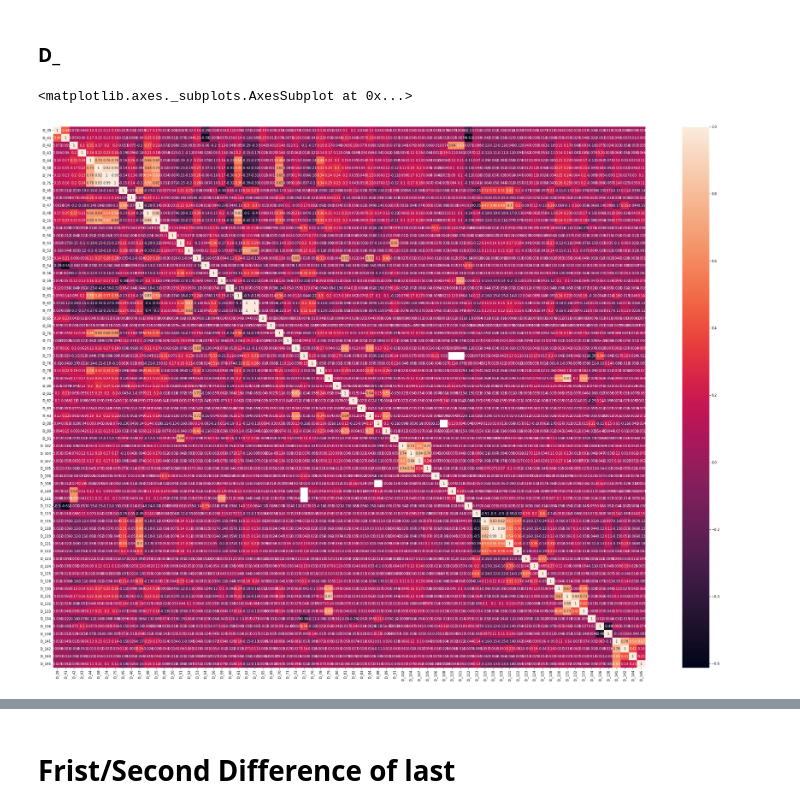
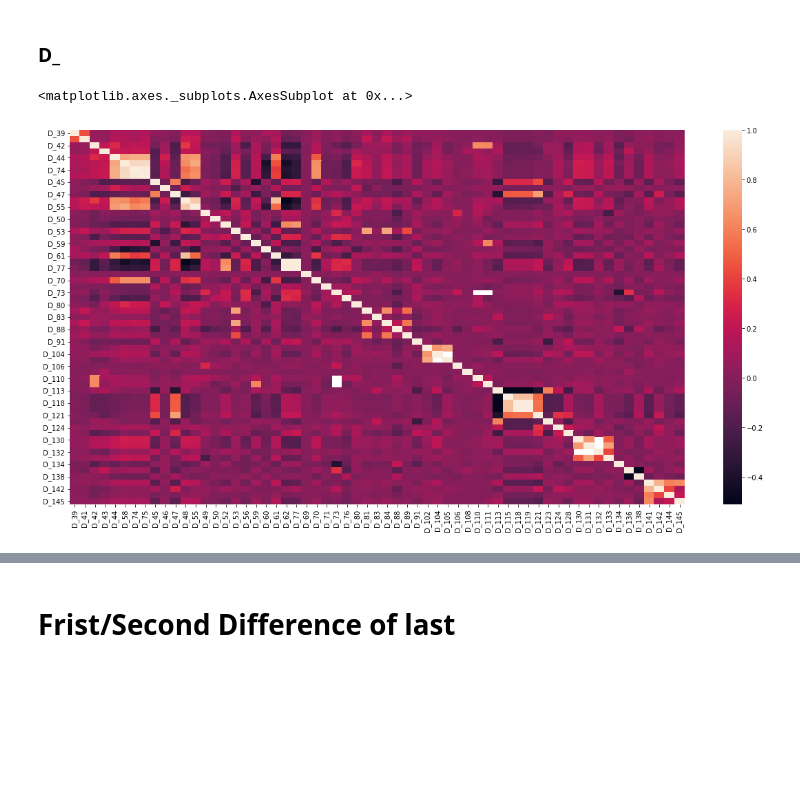
Before and after one commit to gzguevara/amex_kaggle, a Jupyter notebook: FeatureEngineering.ipynb, the cells around one changed output, grey strips where cells are left out. Cells and saved outputs as stored; diff of their text form; code cells hidden in the pictures; blank space fills up the shorter version.

```diff
--- a/FeatureEngineering.ipynb
+++ b/FeatureEngineering.ipynb
@@ -837,19 +956,0 @@ for i in range(len(clusters)):
-# %%
-for i in range(len(clusters)):
-
-  for j in clusters[i:]:
-
-    if 0.7 < np.abs(corr_num.loc[corr_num.columns[i], j]) < 0.8:
-
-      col1 = clusters[i]
-      col2 = j
-
-      print(col1, col2)
-
-      train[f'{col1}_m_{col2}'] = train[col1] - train[col2]
-      train[f'{col1}_p_{col2}'] = train[col1] + train[col2]
-      train[f'{col1}_t_{col2}'] = train[col1] * train[col2]
-      train[f'{col1}_d_{col2}'] = train[col1] / train[col2]
-
-      aggs_new = train[['customer_ID', f'{col1}_m_{col2}', f'{col1}_p_{col2}', f'{col1}_t_{col2}', f'{col1}_d_{col2}']].groupby('customer_ID').agg(['last', 'first', 'mean', 'std', 'min', 'max'])
-      aggs = pd.concat([aggs, aggs_new], axis=1)
@@ -895,5 +956,0 @@ plt.legend(['B_2', 'B_18'])
-# %%
-train['B_3_m_B_19'] = train['B_3'] - train['B_19']
-train['B_3_p_B_19'] = train['B_3'] + train['B_19']
-train['B_3_t_B_19'] = train['B_3'] * train['B_19']
-train['B_3_d_B_19'] = train['B_3'] / train['B_19']
@@ -902,9 +956,0 @@ aggs = train[['customer_ID', 'B_3_m_B_19', 'B_3_p_B_19', 'B_3_t_B_19', 'B_3_d_B_
-# %%
-train['B_1_m_B_11'] = train['B_1'] - train['B_11']
-train['B_1_p_B_11'] = train['B_1'] + train['B_11']
-
-train['B_1_m_B_37'] = train['B_1'] * train['B_37']
-train['B_1_p_B_37'] = train['B_1'] / train['B_37']
-
-train['B_11_t_B_37'] = train['B_37'] * train['B_11']
-train['B_11_d_B_37'] = train['B_37'] / train['B_11']
@@ -989,18 +1054,20 @@ plt.legend(['B_14', 'B_15'])
 # %% [markdown]
 ### D_
 # %%
-
-b_features = [feature for feature in train.columns if 'D_' in feature and feature not in cat_features]
-corr_train = train[b_features].corr()
+'''
+d_features = train[[feature for feature in num_features if 'D_' in feature]]
+corr_train = d_features.corr()
 
 clusters   = perform_clustering(corr_train, limit = 0.75)
 members    = elect_members(corr_train, clusters)
 
 clusters   = [inner for outer in clusters for inner in outer]
 
-plt.figure(figsize=(40,30))
+plt.figure(figsize=(20,10))
 corr_num = train[clusters].corr()
-sns.heatmap(corr_num, annot=True)
+'''
+plt.figure(figsize=(20,10))
+sns.heatmap(corr_num, annot=False)
 # %% [output]
 <matplotlib.axes._subplots.AxesSubplot at 0x...>
-[figure, old version]
+[figure, new version]
```
Also changed, not shown: parts of 333 cells of this notebook.
